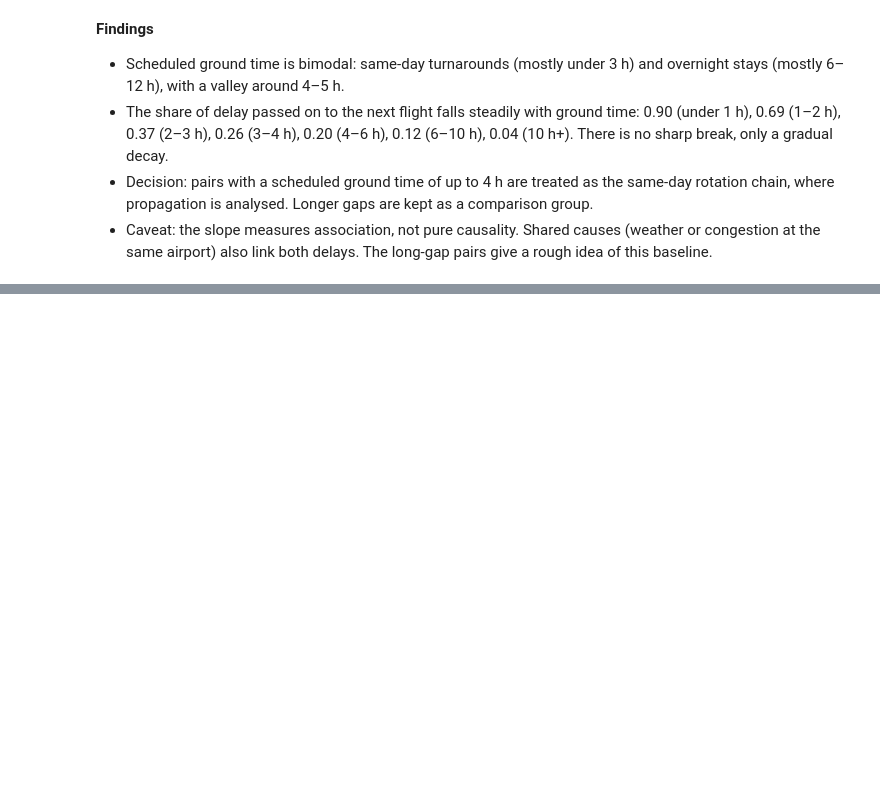
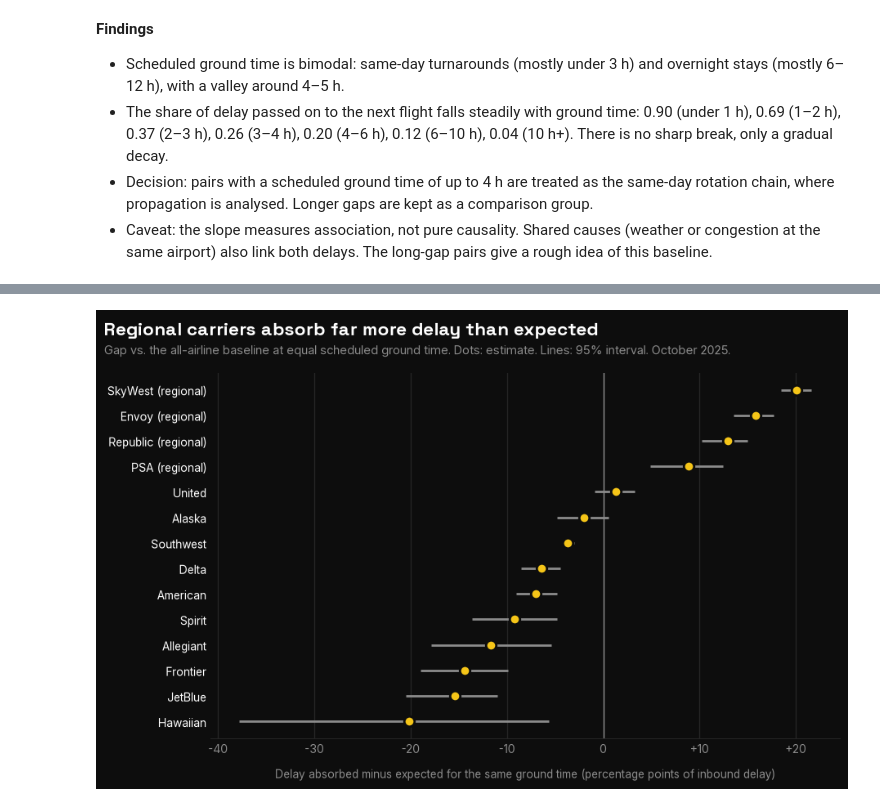
Before and after one commit to xavipena-data/bts-delay-propagation, a Jupyter notebook: notebooks/02_rotations.ipynb, the cells around one changed output, grey strips where cells are left out. Drawn from its saved outputs; the diff is of its cells as text; code cells hidden in the pictures; blank space fills up the shorter version.

```diff
--- a/notebooks/02_rotations.ipynb
+++ b/notebooks/02_rotations.ipynb
@@ -256,0 +398,19 @@ con.sql("""
+# %%
+import numpy as np
+
+pairs = con.sql("SELECT carrier, tail_number, absorbed_min, expected_min, prev_arr_delay FROM late_inbound_x").df()
+
+rng = np.random.default_rng(42)
+rows = []
+for carrier, g in pairs.groupby("carrier"):
+    if carrier not in set(gap["carrier"]):
+        continue
+    per_aircraft = g.groupby("tail_number")[["absorbed_min", "expected_min", "prev_arr_delay"]].sum().to_numpy()
+    draws = []
+    for _ in range(500):
+        sample = per_aircraft[rng.integers(0, len(per_aircraft), len(per_aircraft))].sum(axis=0)
+        draws.append(100 * (sample[0] - sample[1]) / sample[2])
+    rows.append({"carrier": carrier, "gap_lo": np.percentile(draws, 2.5), "gap_hi": np.percentile(draws, 97.5)})
+
+gap = gap.merge(pd.DataFrame(rows), on="carrier")
+gap.round(1)
@@ -256,0 +433,35 @@ con.sql("""
+# %%
+NAMES = {"AA": "American", "AS": "Alaska", "B6": "JetBlue", "DL": "Delta", "F9": "Frontier", "G4": "Allegiant",
+         "HA": "Hawaiian", "MQ": "Envoy", "NK": "Spirit", "OH": "PSA", "OO": "SkyWest", "UA": "United",
+         "WN": "Southwest", "YX": "Republic"}
+REGIONAL = {"MQ", "OH", "OO", "YX"}
+
+plot = gap.sort_values("gap_pp").reset_index(drop=True)
+labels = [f"{NAMES[c]}{' (regional)' if c in REGIONAL else ''}" for c in plot["carrier"]]
+y = np.arange(len(plot))
+
+fig, ax = plt.subplots(figsize=(10, 6.2))
+ax.grid(axis="y", visible=False)
+ax.grid(axis="x", visible=True)
+ax.axvline(0, color=BRAND["grey"], linewidth=1)
+ax.hlines(y, plot["gap_lo"], plot["gap_hi"], color=BRAND["grey"], linewidth=2)
+ax.plot(plot["gap_pp"], y, linestyle="none", marker="o", markersize=9, markerfacecolor=BRAND["yellow"],
+        markeredgecolor=BRAND["black"], markeredgewidth=2)
+
+ax.set_yticks(y)
+ax.set_yticklabels(labels)
+ax.tick_params(axis="y", labelcolor=BRAND["white"], length=0)
+ax.tick_params(axis="x", length=0)
+ax.xaxis.set_major_formatter(FuncFormatter(lambda v, _: f"{v:+.0f}" if v else "0"))
+ax.set_xlabel("Delay absorbed minus expected for the same ground time (percentage points of inbound delay)", labelpad=10)
+
+fig.text(0.07, 0.95, "Regional carriers absorb far more delay than expected", fontsize=16, fontweight="bold",
+         fontfamily=TITLE_FONT, ha="left", va="top")
+fig.text(0.07, 0.90, "Gap vs. the all-airline baseline at equal scheduled ground time. Dots: estimate. Lines: 95% interval. October 2025.",
+         fontsize=10.5, color=BRAND["grey"], ha="left", va="top")
+fig.subplots_adjust(left=0.2, right=0.97, top=0.84, bottom=0.12)
+
+fig.savefig(ROOT / "figures" / "airline_absorption_gap.png", dpi=150)
+plt.show()
+# %% [output]
+[figure, added]
```
Also changed, not shown: parts of 11 cells of this notebook.
